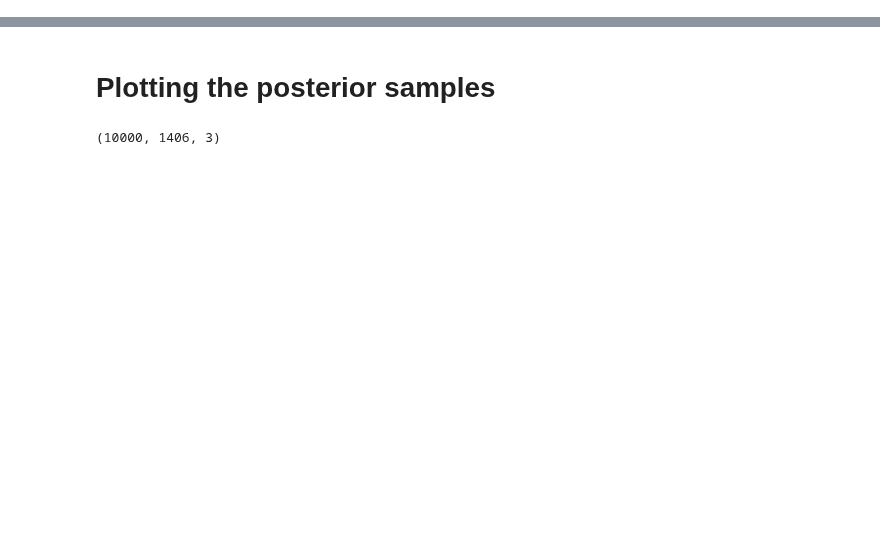
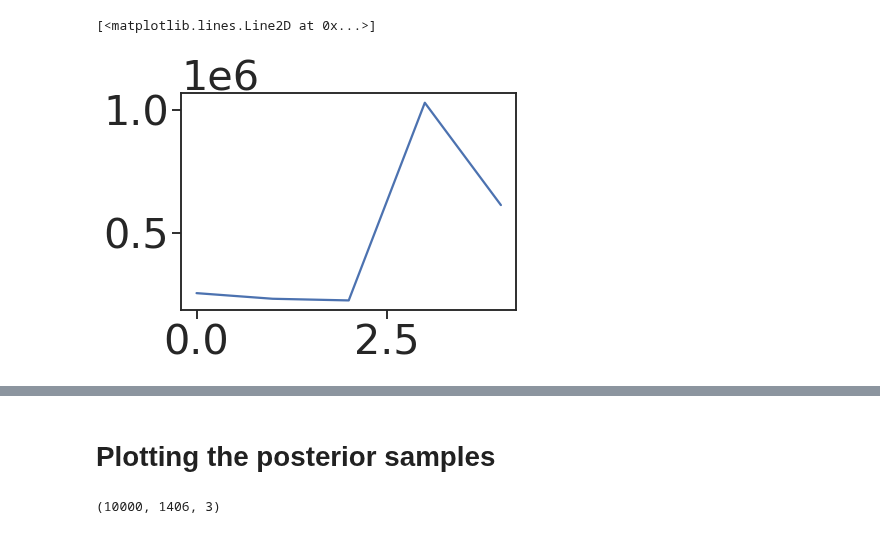
Before and after one commit to narendramukherjee/reputation-systems, a Jupyter notebook: snpe/notebooks/marketplace_simulator_analysis.ipynb, the cells around one changed output, grey strips where cells are left out. Saved outputs shown, nothing was run; the diff lists cells and outputs as text; code cells hidden in the pictures; blank space fills up the shorter version.

```diff
--- a/snpe/notebooks/marketplace_simulator_analysis.ipynb
+++ b/snpe/notebooks/marketplace_simulator_analysis.ipynb
@@ -442,0 +571,5 @@ np.save(ARTIFACT_PATH / "posterior_samples_bazaarvoice.npy", posterior_samples)
+# %%
+ratings = np.zeros(5)
+for sim in simulator.simulations:
+    for prods in sim:
+        ratings += prods[-1]
@@ -442,0 +578,5 @@ np.save(ARTIFACT_PATH / "posterior_samples_bazaarvoice.npy", posterior_samples)
+# %%
+plt.plot(np.arange(5), ratings)
+# %% [output]
+[<matplotlib.lines.Line2D at 0x...>]
+[figure, added]
```
Also changed, not shown: parts of 18 cells of this notebook, 4 other files.
